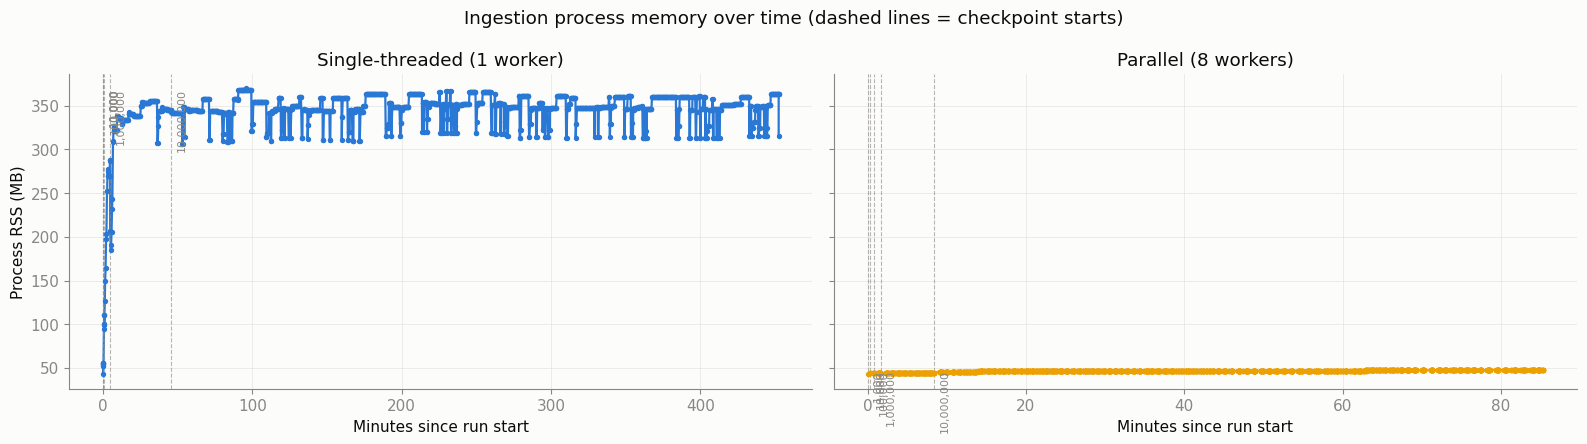
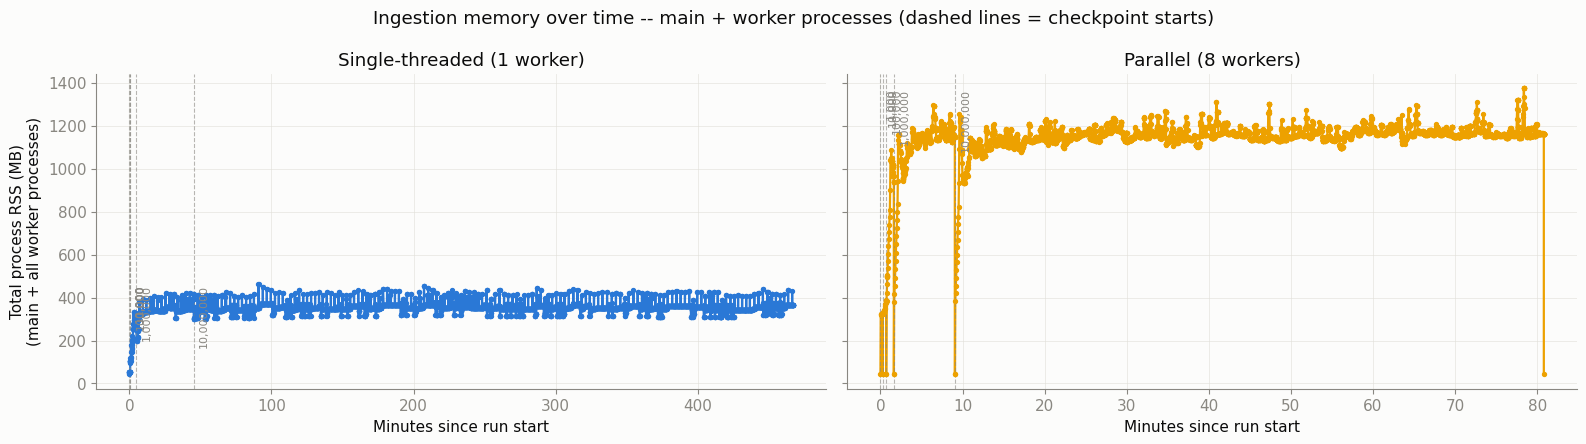
Unified diff of the notebook cell whose output changed from the first chart to the second:
--- before
+++ after
@@ -1,3 +1,13 @@
 # Plot 5: Process memory over time, single vs. parallel.
+# rss_kb is total_rss_kb() from run_ingestion_benchmark.py -- self process +
+# all live child (worker) processes, recursively. An earlier version of this
+# benchmark sampled /proc/self/status only, which is correct for
+# num_workers=1 but blind to worker memory under num_workers>1 (workers do
+# all the standardizing/buffering in their own address space via
+# ProcessPoolExecutor -- see pipeline.py's _run_parallel), making parallel
+# mode look artificially low-memory. Fixed by summing self + all recursive
+# children (psutil) on a periodic background-thread sample, independent of
+# pipeline progress events -- see PeriodicMemorySampler.
+#
 # Side-by-side subplots (not overlaid) -- the two runs have very different
 # durations, so a shared "minutes since start" x-axis wouldn't compare
@@ -33,6 +43,20 @@
     ax.spines[["top", "right"]].set_visible(False)
 
-axes[0].set_ylabel("Process RSS (MB)")
-fig.suptitle("Ingestion process memory over time (dashed lines = checkpoint starts)")
+axes[0].set_ylabel("Total process RSS (MB)\n(main + all worker processes)")
+fig.suptitle("Ingestion memory over time -- main + worker processes (dashed lines = checkpoint starts)")
 plt.tight_layout()
 plt.show()
+
+# Corrected peak total memory per checkpoint (self + all live workers at
+# sample time) -- see run_checkpoint()'s stage_peak tracking. This is the
+# number that's actually comparable between num_workers=1 and >1; the
+# process's own self-only high-water mark (peak_rss_kb_since_process_start)
+# is kept in the raw results for continuity but is NOT comparable across
+# modes (it misses worker memory entirely under num_workers>1).
+print(f"{'Checkpoint':>12} {'Single: peak total RSS (MB)':>30} {'Parallel8: peak total RSS (MB)':>32}")
+for c in sorted(set(single_by_ckpt) & set(parallel_by_ckpt)):
+    s_peak = single_by_ckpt[c].get("peak_total_rss_kb_this_stage")
+    p_peak = parallel_by_ckpt[c].get("peak_total_rss_kb_this_stage")
+    s_mb = f"{s_peak / 1024:.1f}" if s_peak else "n/a"
+    p_mb = f"{p_peak / 1024:.1f}" if p_peak else "n/a"
+    print(f"{c:>12,} {s_mb:>30} {p_mb:>32}")

Commit: benchmark scripts updated